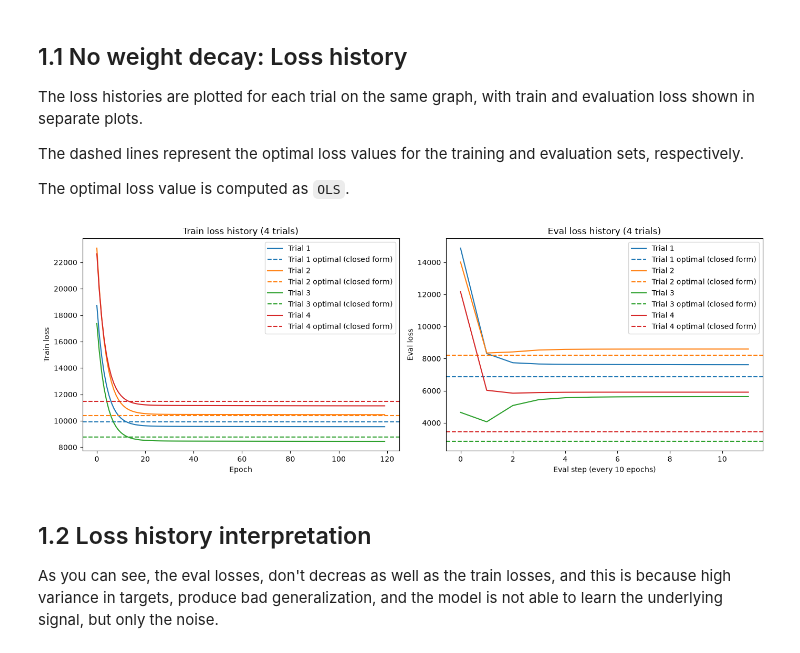
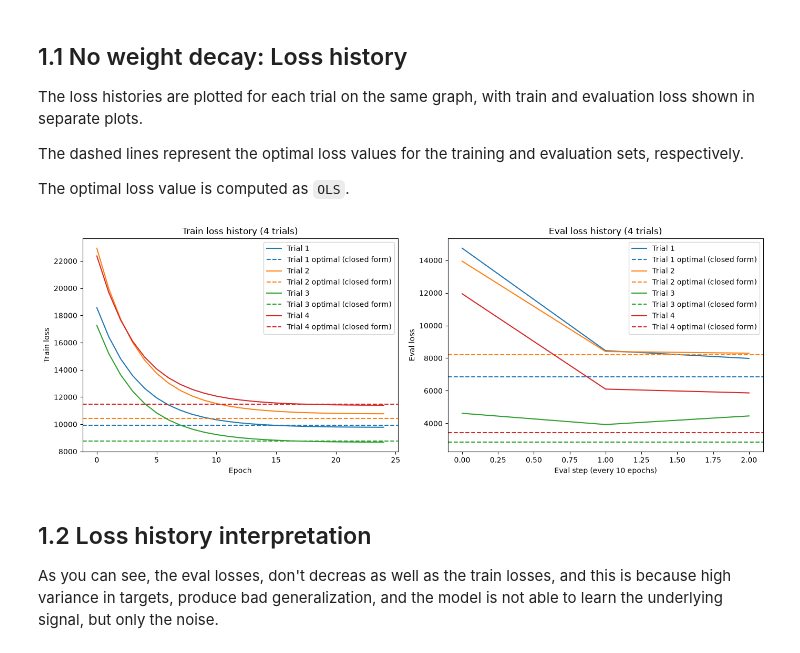
Before and after one commit to cecinuga/thorcino, a Jupyter notebook: examples/linear_regression/regularization/DL2/main.ipynb, the cells around one changed output. Cells and saved outputs as stored; diff of their text form; code cells hidden in the pictures.

```diff
--- a/examples/linear_regression/regularization/DL2/main.ipynb
+++ b/examples/linear_regression/regularization/DL2/main.ipynb
@@ -33,6 +33,9 @@ SEED = 888
 INTERCEPT = 25
 BATCH_SIZE = 16
 SAMPLE_SIZE = 100
+EPOCHS = 25
+N_TRIALS = 4
+EVAL_STEP = 10
 NOISE = 100
 IN_FEATURE, OUT_FEATURE = 1, 1
 SPLIT_RATIO = 0.9
@@ -44,11 +47,10 @@ from core.training.trainer import Trainer
 from examples.linear_regression.helpers.dataset import generate_regression_repeats, preprocess_dataloader, split_dataset
 from examples.linear_regression.helpers.train import create_trainer, fit_model
 
-EPOCHS = 120
-N_TRIALS = 4
-EVAL_STEP = 10
 
-_, _, repeats, _ = generate_regression_repeats(N_TRIALS, SAMPLE_SIZE, IN_FEATURE, OUT_FEATURE, NOISE, INTERCEPT, SEED)
+
+_, _, repeats, coef = generate_regression_repeats(N_TRIALS, SAMPLE_SIZE, IN_FEATURE, OUT_FEATURE, NOISE, INTERCEPT, SEED)
+SLOPE = float(coef.item())
 tr, te = split_dataset(repeats, split_ratio=SPLIT_RATIO, axis=1)
 
 fitted_trainers:list[Trainer] = []
@@ -71,6 +73,17 @@ import numpy as np
 import matplotlib.pyplot as plt
 from core.functions import mse
 from examples.linear_regression.helpers.train import get_models_params
+
+
+def param_magnitude(p: np.ndarray) -> float:
+    """L2 norm of a weight/bias array, collapsing it to a single scalar for plotting."""
+    return float(np.linalg.norm(p))
+
+def closed_form_fit(X: np.ndarray, y: np.ndarray) -> tuple[np.ndarray, np.ndarray]:
+    """OLS closed-form solution (W, b) minimizing mse(X @ W + b, y) on the given sample."""
+    A = np.hstack([X, np.ones((X.shape[0], 1))])
+    coef, *_ = np.linalg.lstsq(A, y, rcond=None)
+    return coef[:-1], coef[-1]
 
 
 params_history = get_models_params([trainer.model for trainer in fitted_trainers])
@@ -79,34 +92,34 @@ bias_history = np.array([param_magnitude(p[1]) for p in params_history])
 
 fig, (ax_train, ax_eval) = plt.subplots(1, 2, figsize=(14, 5))
 
 for i, trainer in enumerate(fitted_trainers):
     line, = ax_train.plot(trainer.train_loss, label=f"Trial {i+1}")
 
     X_tr_i, y_tr_i = tr[i][:, :IN_FEATURE], tr[i][:, IN_FEATURE:]
     W_star, b_star = closed_form_fit(X_tr_i, y_tr_i)
     closed_form_loss_tr = mse(X_tr_i @ W_star + b_star, y_tr_i)
     ax_train.axhline(closed_form_loss_tr, color=line.get_color(), linestyle="dashed", label=f"Trial {i+1} optimal (closed form)")
 ax_train.set_xlabel("Epoch")
 ax_train.set_ylabel("Train loss")
 ax_train.set_title(f"Train loss history ({N_TRIALS} trials)")
 ax_train.legend()
 
 for i, trainer in enumerate(fitted_trainers):
     line, = ax_eval.plot(trainer.eval_loss, label=f"Trial {i+1}")
 
     X_te_i, y_te_i = te[i][:, :IN_FEATURE], te[i][:, IN_FEATURE:]
     W_star, b_star = closed_form_fit(X_te_i, y_te_i)
     closed_form_loss_te = mse(X_te_i @ W_star + b_star, y_te_i)
     ax_eval.axhline(closed_form_loss_te, color=line.get_color(), linestyle="dashed", label=f"Trial {i+1} optimal (closed form)")
 ax_eval.set_xlabel(f"Eval step (every {EVAL_STEP} epochs)")
 ax_eval.set_ylabel("Eval loss")
 ax_eval.set_title(f"Eval loss history ({N_TRIALS} trials)")
 ax_eval.legend()
 
 fig.tight_layout()
 plt.show()
 # %% [output]
-[figure, old version]
+[figure, new version]
 # %% [markdown]
 ## 1.2 Loss history interpretation
 
```
Also changed, not shown: parts of 4 cells of this notebook, 2 other files.
